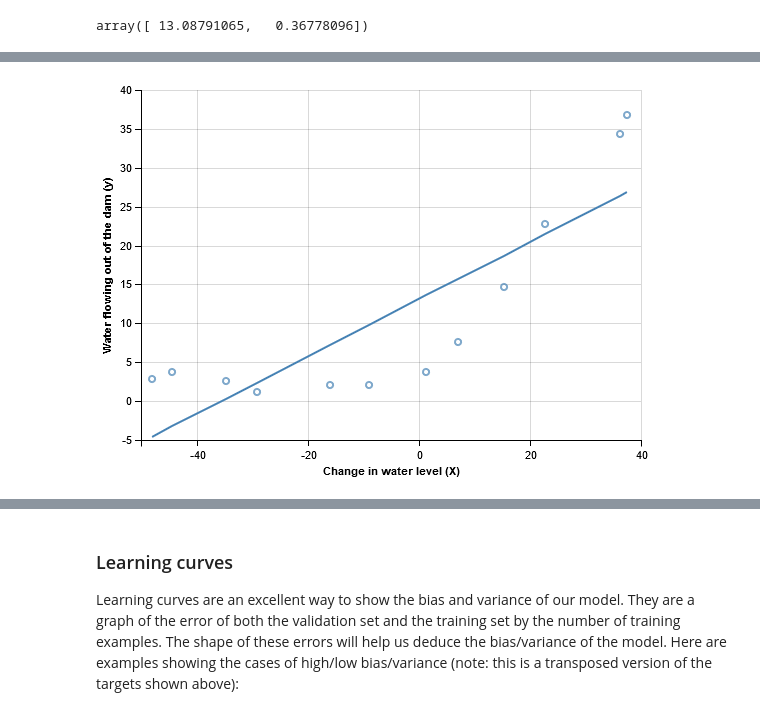
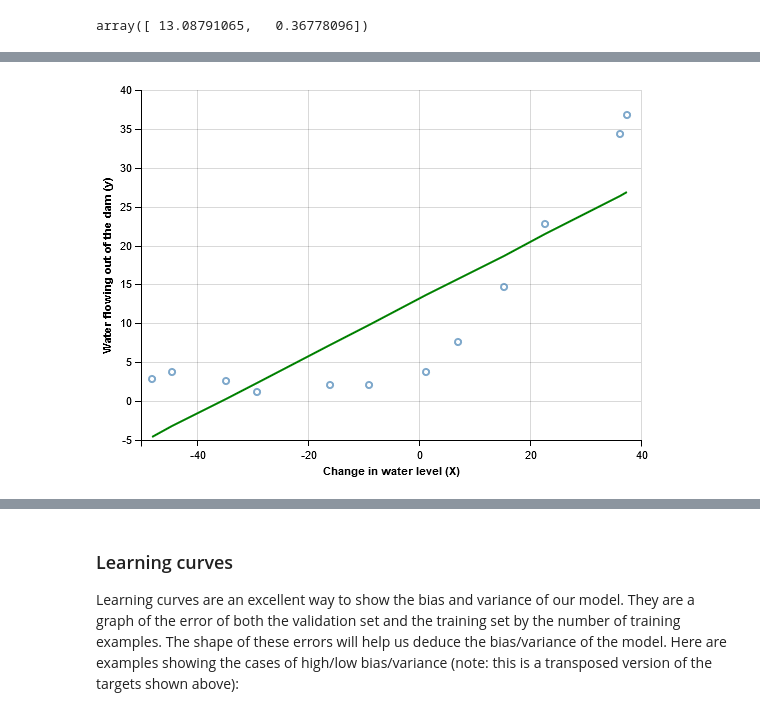
Before and after one commit to JeffMacaluso/Misc, a Jupyter notebook: MachineLearningMOOC/Ex5 Python - Regularized Linear Regression and Bias vs. Variance.ipynb, the cells around one changed output, grey strips where cells are left out. Cells and saved outputs as stored; diff of their text form; code cells hidden in the pictures.

Commit message:
Added polynomial fitting lines

```diff
--- a/MachineLearningMOOC/Ex5 Python - Regularized Linear Regression and Bias vs. Variance.ipynb
+++ b/MachineLearningMOOC/Ex5 Python - Regularized Linear Regression and Bias vs. Variance.ipynb
@@ -55,7 +55,7 @@ def cost_function(theta, X, y, C=0.0):
     m = y.size
 
     # Adding the intercept term if it doesn't exist
-    if X.shape[1] == 1:
+    if X.shape[1] == 1 or X[:, 0].mean() != 0:
         X = np.insert(X, 0, 1, axis=1)
 
     h = X.dot(theta.reshape(-1, 1))  # Generating predictions
@@ -128,25 +128,25 @@ array([ 13.08791065,   0.36778096])
 # %%
 # Generating predictions
 df['Prediction'] = optimalTheta[0] + df['X'] * optimalTheta[1]
 
 # Creating the initial object for layering charts
 chart = altair.LayeredChart(df)
 
 # Plotting original data
 chart += altair.Chart(df).mark_point().encode(
             x=altair.X('X:Q', axis=altair.Axis(title='Change in water level (X)')),
             y=altair.Y('y:Q', axis=altair.Axis(title='Water flowing out of the dam (y)')))
 
 # Adding the fitting line
-chart += altair.Chart(df).mark_line().encode(
+chart += altair.Chart(df).mark_line(color='green').encode(
             x='X:Q',
             y='Prediction:Q')
 
 # Rendering the output
 chart.display()
 # %% [output]
 [interactive output not drawn]
-[figure, old version]
+[figure, new version]
 # %% [markdown]
 ---
 
```
Also changed, not shown: parts of 5 cells of this notebook.
